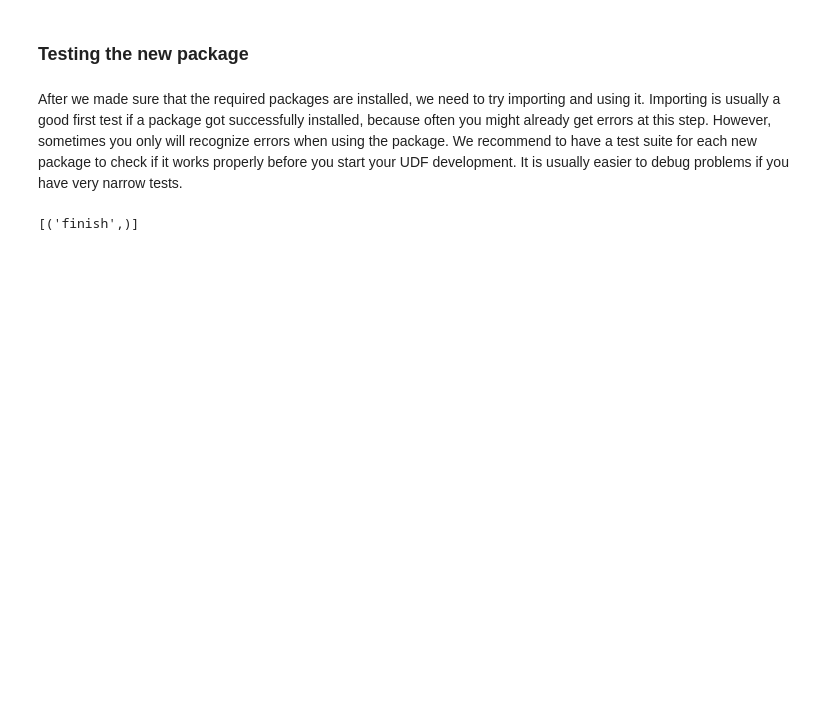
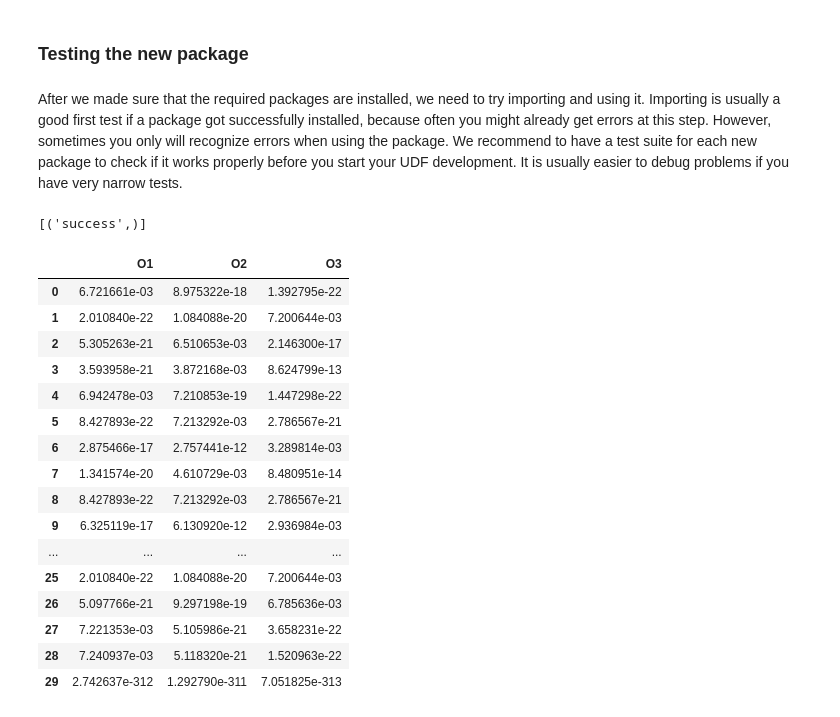
Before and after one commit to exasol/data-science-examples, a Jupyter notebook: tutorials/script-languages/script-languages.ipynb, the cells around one changed output. Saved outputs shown, nothing was run; the diff lists cells and outputs as text; code cells hidden in the pictures; blank space fills up the shorter version.

Commit message:
Adapt Notebook to new version of script-languages-release

```diff
--- a/tutorials/script-languages/script-languages.ipynb
+++ b/tutorials/script-languages/script-languages.ipynb
@@ -417,7 +433,7 @@ Once we have a connection to the database we run the `ALTER SESSION` statement o
 # %%
 def connect():
     con=pyexasol.connect(dsn=f"{DATABASE_HOST}:{DATABASE_PORT}",user=DATABASE_USER,password=DATABASE_PASSWORD)
-    con.execute("ALTER SESSION SET SCRIPT_LANGUAGES='PYTHON3=builtin_python3 PYTHON3_DS=localzmq+protobuf:///bfsdefault/default/container/python3-ds-EXASOL-6.1.0-release-current?lang=python#buckets/bfsdefault/default/container/python3-ds-EXASOL-6.1.0-release-current/exaudf/exaudfclient_py3';")
+    con.execute("ALTER SESSION SET SCRIPT_LANGUAGES='PYTHON3=builtin_python3 PYTHON3_DS=localzmq+protobuf:///bfsdefault/default/container/python-3.6-data-science-EXASOL-6.2.0-release-current?lang=python#buckets/bfsdefault/default/container/python-3.6-data-science-EXASOL-6.2.0-release-current/exaudf/exaudfclient_py3';")
     con.execute("OPEN SCHEMA TEST")
     return con
 # %% [markdown]
@@ -568,11 +587,66 @@ EMITS (o VARCHAR(2000000)) AS
 def run(ctx):
     import xgboost as xgb
 
-    ctx.emit("finish")
+    ctx.emit("success")
 /
 """))
 
 rs = con.execute("select test_xgboost(1)")
 rs.fetchall()
 # %% [output]
-[('finish',)]
+[('success',)]
+# %%
+con = connect()
+
+con.execute(textwrap.dedent("""
+CREATE OR REPLACE PYTHON3_DS SET SCRIPT test_xgboost(i integer)
+EMITS (o1 DOUbLE, o2 DOUbLE, o3 DOUbLE) AS
+
+def run(ctx):
+    import pandas as pd
+    import xgboost as xgb
+    from sklearn import datasets
+    from sklearn.model_selection import train_test_split
+
+    iris = datasets.load_iris()
+    X = iris.data
+    y = iris.target
+
+    X_train, X_test, y_train, y_test = train_test_split(X, y, test_size=0.2, random_state=42)
+
+    dtrain = xgb.DMatrix(X_train, label=y_train)
+    dtest = xgb.DMatrix(X_test, label=y_test)
+    param = {
+        'max_depth': 3,  # the maximum depth of each tree
+        'eta': 0.3,  # the training step for each iteration
+        'silent': 1,  # logging mode - quiet
+        'objective': 'multi:softprob',  # error evaluation for multiclass training
+        'num_class': 3  # the number of classes that exist in this datset
+        }
+    num_round = 20  # the number of training iterations
+    bst = xgb.train(param, dtrain, num_round)
+    preds = bst.predict(dtest)
+
+    ctx.emit(pd.DataFrame(preds))
+/
+"""))
+
+con.export_to_pandas("select test_xgboost(1)")
+# %% [output]
+|  | O1 | O2 | O3 |
+| 0 | 6.721661e-03 | 8.975322e-18 | 1.392795e-22 |
+| 1 | 2.010840e-22 | 1.084088e-20 | 7.200644e-03 |
+| 2 | 5.305263e-21 | 6.510653e-03 | 2.146300e-17 |
+| 3 | 3.593958e-21 | 3.872168e-03 | 8.624799e-13 |
+| 4 | 6.942478e-03 | 7.210853e-19 | 1.447298e-22 |
+| 5 | 8.427893e-22 | 7.213292e-03 | 2.786567e-21 |
+| 6 | 2.875466e-17 | 2.757441e-12 | 3.289814e-03 |
+| 7 | 1.341574e-20 | 4.610729e-03 | 8.480951e-14 |
+| 8 | 8.427893e-22 | 7.213292e-03 | 2.786567e-21 |
+| 9 | 6.325119e-17 | 6.130920e-12 | 2.936984e-03 |
+| ... | ... | ... | ... |
+| 25 | 2.010840e-22 | 1.084088e-20 | 7.200644e-03 |
+| 26 | 5.097766e-21 | 9.297198e-19 | 6.785636e-03 |
+| 27 | 7.221353e-03 | 5.105986e-21 | 3.658231e-22 |
+| 28 | 7.240937e-03 | 5.118320e-21 | 1.520963e-22 |
+| 29 | 2.742637e-312 | 1.292790e-311 | 7.051825e-313 |
```
Also changed, not shown: parts of 25 cells of this notebook.
